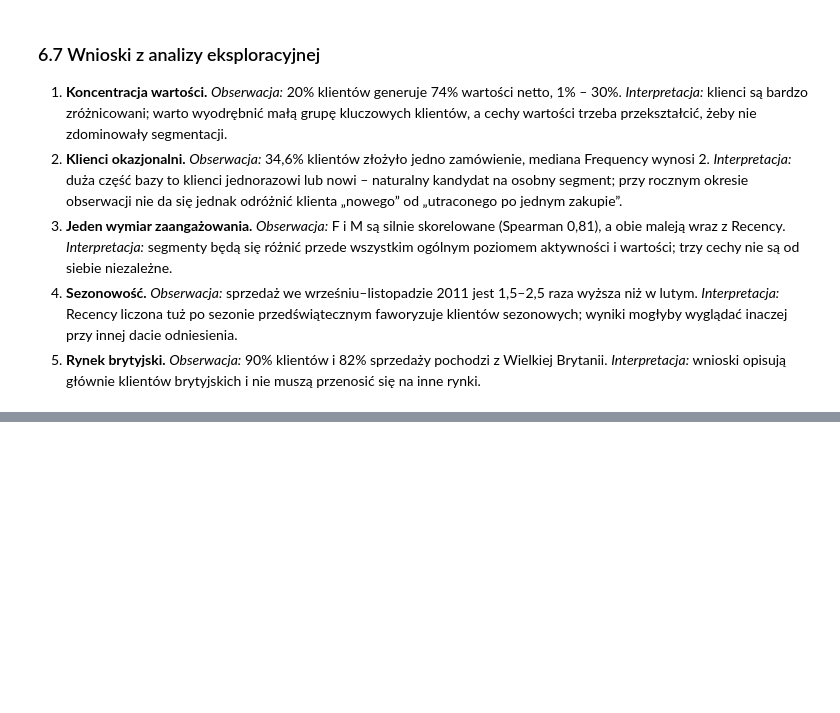
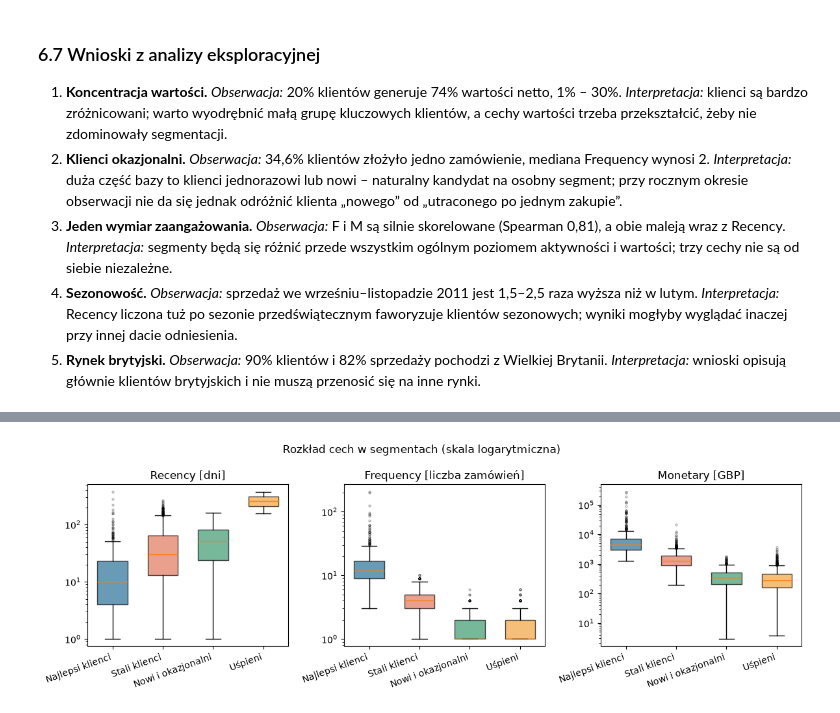
Before and after one commit to wikgu/segmentacja-klientow, a Jupyter notebook: notebooks/analiza.ipynb, the cells around one changed output, grey strips where cells are left out. Saved outputs shown, nothing was run; the diff lists cells and outputs as text; code cells hidden in the pictures; blank space fills up the shorter version.

```diff
--- a/notebooks/analiza.ipynb
+++ b/notebooks/analiza.ipynb
@@ -655,0 +848,6 @@ pd.DataFrame(
+# %%
+fig = wykresy.wykres_segmentow(segmenty, nazwy=NAZWY_SEGMENTOW)
+wykresy.zapisz_wykres(fig, KATALOG_WYKRESOW / "13_segmenty_rfm.png")
+fig
+# %% [output]
+[figure, added]
```
Also changed, not shown: parts of 19 cells of this notebook.
